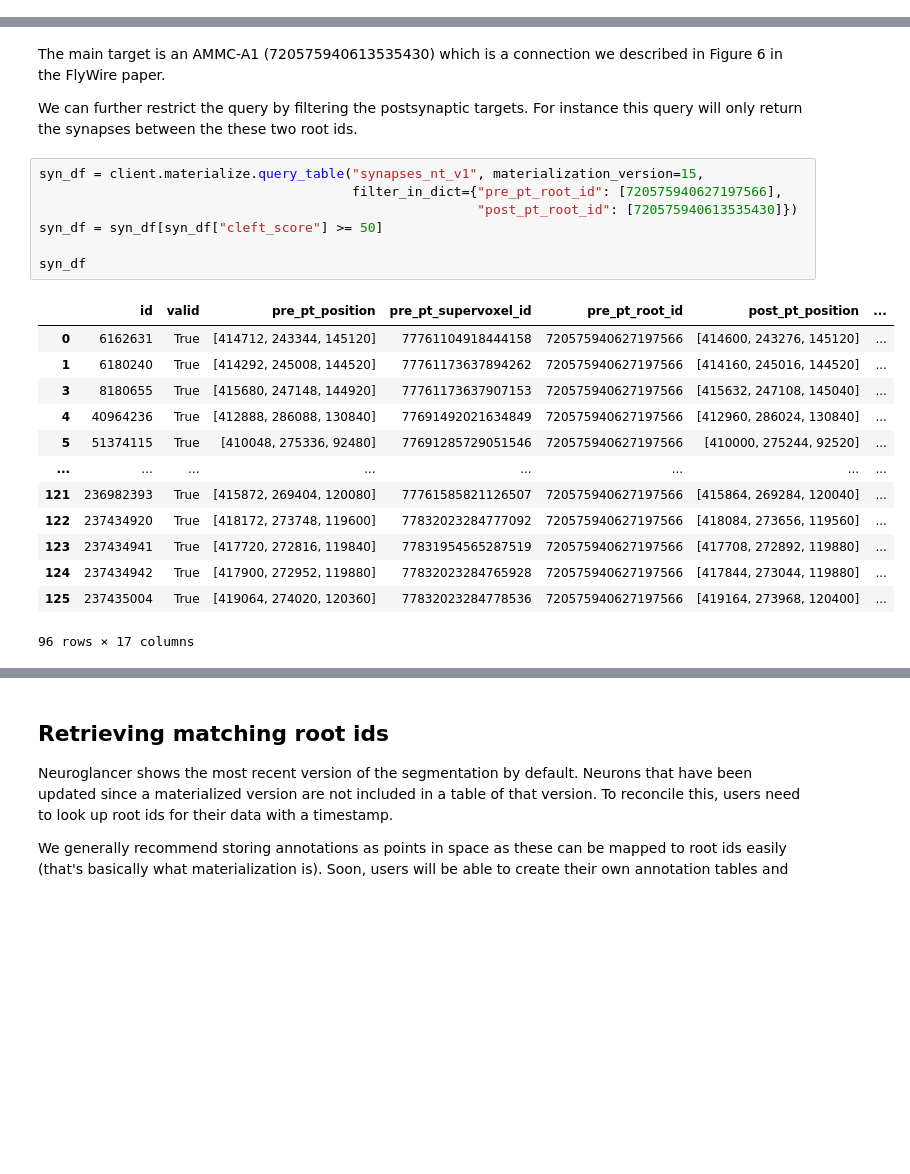
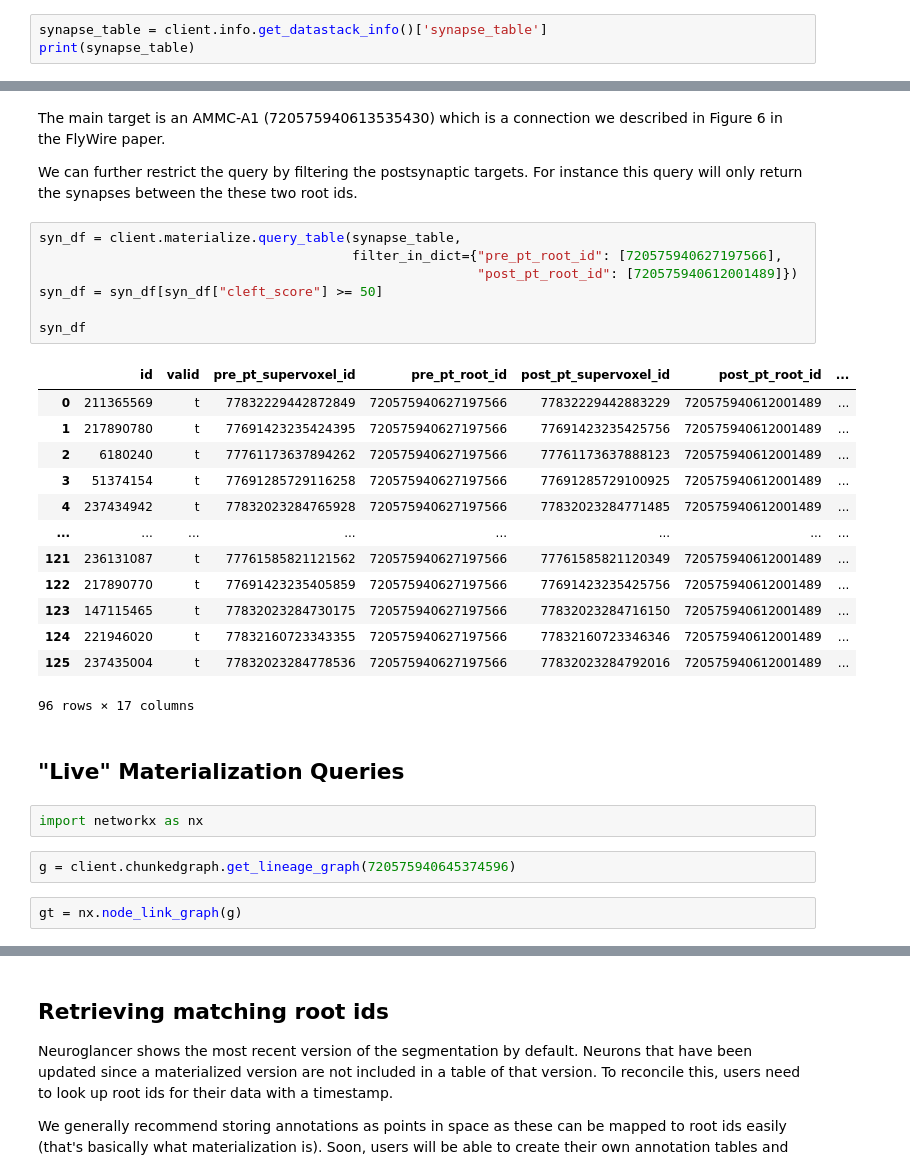
Before and after one commit to CAVEconnectome/CAVEclient, a Jupyter notebook: FlyWireSynapseTutorial.ipynb, the cells around one changed output, grey strips where cells are left out. Cells and saved outputs as stored; diff of their text form; blank space fills up the shorter version.

```diff
--- a/FlyWireSynapseTutorial.ipynb
+++ b/FlyWireSynapseTutorial.ipynb
@@ -109,0 +117,3 @@ client.materialize.get_tables(version=15)
+# %%
+synapse_table = client.info.get_datastack_info()['synapse_table']
+print(synapse_table)
@@ -192,23 +205,31 @@ The main target is an AMMC-A1 (720575940613535430) which is a connection we desc
 
 We can further restrict the query by filtering the postsynaptic targets. For instance this query will only return the synapses between the these two root ids.
 # %%
-syn_df = client.materialize.query_table("synapses_nt_v1", materialization_version=15,
+syn_df = client.materialize.query_table(synapse_table,
                                         filter_in_dict={"pre_pt_root_id": [720575940627197566],
-                                                        "post_pt_root_id": [720575940613535430]})
+                                                        "post_pt_root_id": [720575940612001489]})
 syn_df = syn_df[syn_df["cleft_score"] >= 50]
 
 syn_df
 # %% [output]
-|  | id | valid | pre_pt_position | pre_pt_supervoxel_id | pre_pt_root_id | post_pt_position | ... |
-| 0 | 6162631 | True | [414712, 243344, 145120] | 77761104918444158 | 720575940627197566 | [414600, 243276, 145120] | ... |
-| 1 | 6180240 | True | [414292, 245008, 144520] | 77761173637894262 | 720575940627197566 | [414160, 245016, 144520] | ... |
-| 3 | 8180655 | True | [415680, 247148, 144920] | 77761173637907153 | 720575940627197566 | [415632, 247108, 145040] | ... |
-| 4 | 40964236 | True | [412888, 286088, 130840] | 77691492021634849 | 720575940627197566 | [412960, 286024, 130840] | ... |
-| 5 | 51374115 | True | [410048, 275336, 92480] | 77691285729051546 | 720575940627197566 | [410000, 275244, 92520] | ... |
+|  | id | valid | pre_pt_supervoxel_id | pre_pt_root_id | post_pt_supervoxel_id | post_pt_root_id | ... |
+| 0 | 211365569 | t | 77832229442872849 | 720575940627197566 | 77832229442883229 | 720575940612001489 | ... |
+| 1 | 217890780 | t | 77691423235424395 | 720575940627197566 | 77691423235425756 | 720575940612001489 | ... |
+| 2 | 6180240 | t | 77761173637894262 | 720575940627197566 | 77761173637888123 | 720575940612001489 | ... |
+| 3 | 51374154 | t | 77691285729116258 | 720575940627197566 | 77691285729100925 | 720575940612001489 | ... |
+| 4 | 237434942 | t | 77832023284765928 | 720575940627197566 | 77832023284771485 | 720575940612001489 | ... |
 | ... | ... | ... | ... | ... | ... | ... | ... |
-| 121 | 236982393 | True | [415872, 269404, 120080] | 77761585821126507 | 720575940627197566 | [415864, 269284, 120040] | ... |
-| 122 | 237434920 | True | [418172, 273748, 119600] | 77832023284777092 | 720575940627197566 | [418084, 273656, 119560] | ... |
-| 123 | 237434941 | True | [417720, 272816, 119840] | 77831954565287519 | 720575940627197566 | [417708, 272892, 119880] | ... |
-| 124 | 237434942 | True | [417900, 272952, 119880] | 77832023284765928 | 720575940627197566 | [417844, 273044, 119880] | ... |
-| 125 | 237435004 | True | [419064, 274020, 120360] | 77832023284778536 | 720575940627197566 | [419164, 273968, 120400] | ... |
+| 121 | 236131087 | t | 77761585821121562 | 720575940627197566 | 77761585821120349 | 720575940612001489 | ... |
+| 122 | 217890770 | t | 77691423235405859 | 720575940627197566 | 77691423235425756 | 720575940612001489 | ... |
+| 123 | 147115465 | t | 77832023284730175 | 720575940627197566 | 77832023284716150 | 720575940612001489 | ... |
+| 124 | 221946020 | t | 77832160723343355 | 720575940627197566 | 77832160723346346 | 720575940612001489 | ... |
+| 125 | 237435004 | t | 77832023284778536 | 720575940627197566 | 77832023284792016 | 720575940612001489 | ... |
 96 rows × 17 columns
+# %% [markdown]
+## "Live" Materialization Queries
+# %%
+import networkx as nx
+# %%
+g = client.chunkedgraph.get_lineage_graph(720575940645374596)
+# %%
+gt = nx.node_link_graph(g)
```
Also changed, not shown: parts of 19 cells of this notebook.
